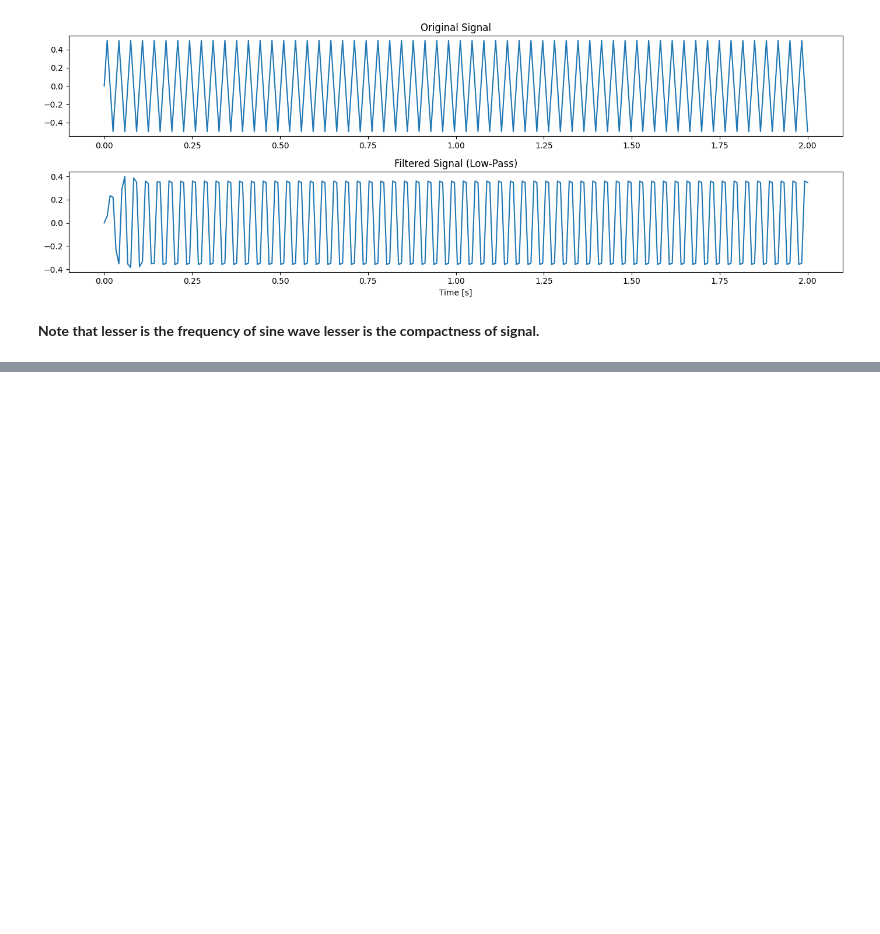
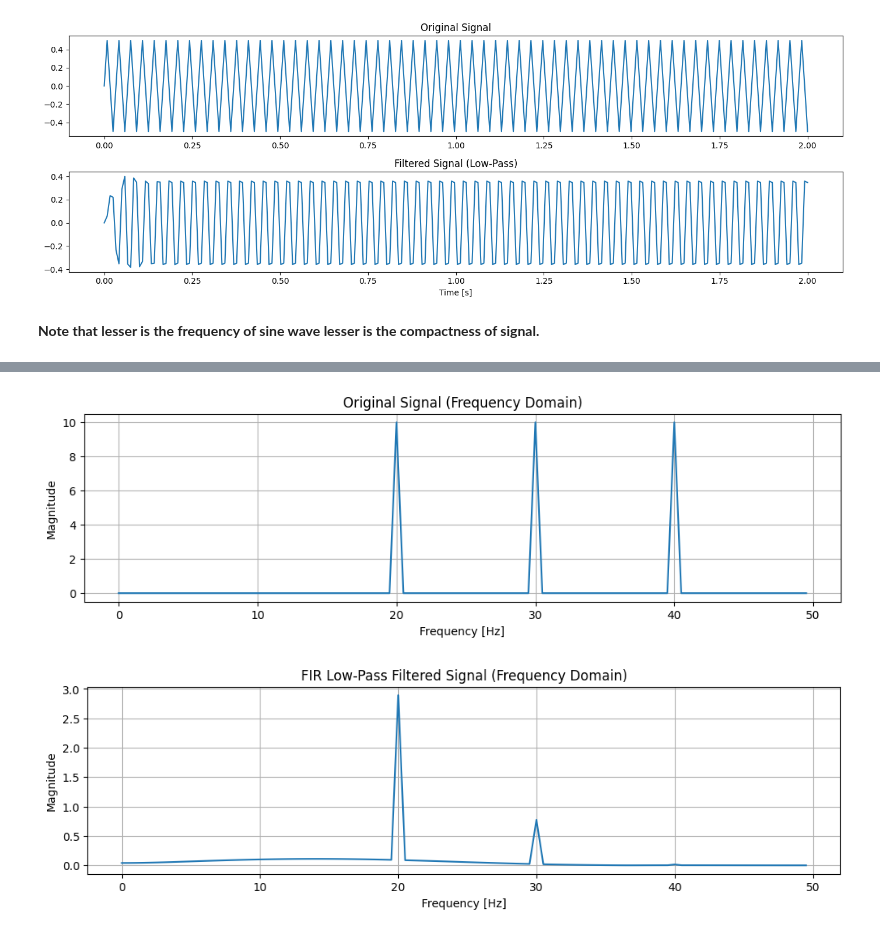
Before and after one commit to sbhusal123/audio-signal-processing, a Jupyter notebook: Audio Filtering Basics.ipynb, the cells around one changed output, grey strips where cells are left out. Saved outputs shown, nothing was run; the diff lists cells and outputs as text; code cells hidden in the pictures; blank space fills up the shorter version.

```diff
--- a/Audio Filtering Basics.ipynb
+++ b/Audio Filtering Basics.ipynb
@@ -161,0 +185,27 @@ plt.show()
+# %%
+from scipy.fft import fft, fftfreq
+
+# Plot time domain
+def plot_time(signal, title, sampling_rate):
+    t = np.linspace(0., len(signal) / sampling_rate, len(signal))
+    plt.figure(figsize=(12, 3))
+    plt.plot(t, signal)
+    plt.title(title)
+    plt.xlabel('Time [s]')
+    plt.ylabel('Amplitude')
+    plt.grid()
+    plt.show()
+
+# Plot frequency domain
+def plot_frequency(signal, title, sampling_rate):
+    N = len(signal)
+    yf = fft(signal)
+    xf = fftfreq(N, 1 / sampling_rate)
+
+    plt.figure(figsize=(12, 3))
+    plt.plot(xf[:N//2], 2.0/N * np.abs(yf[:N//2]))
+    plt.title(title)
+    plt.xlabel('Frequency [Hz]')
+    plt.ylabel('Magnitude')
+    plt.grid()
+    plt.show()
@@ -161,0 +317,21 @@ plt.show()
+# %%
+from scipy.signal import firwin
+
+sampling_rate = 100
+
+t = t = np.linspace(0., duration, int(sampling_rate * duration), endpoint=False)
+
+data = 10 * np.sin(2 * np.pi * 20 * t) +  10 * np.sin(2 * np.pi * 30 * t) + 10 * np.sin(2 * np.pi * 40 * t)
+
+# FIR Low-Pass Filter Design
+cutoff = 22
+numtaps = 10
+fir_coeff = firwin(numtaps, cutoff, fs=sampling_rate)
+fir_filtered = lfilter(fir_coeff, 2, data)
+
+# Visualizations
+plot_frequency(data, "Original Signal (Frequency Domain)", sampling_rate)
+plot_frequency(fir_filtered, "FIR Low-Pass Filtered Signal (Frequency Domain)", sampling_rate)
+# %% [output]
+[figure, added]
+[figure, added]
```
Also changed, not shown: parts of 13 cells of this notebook.
